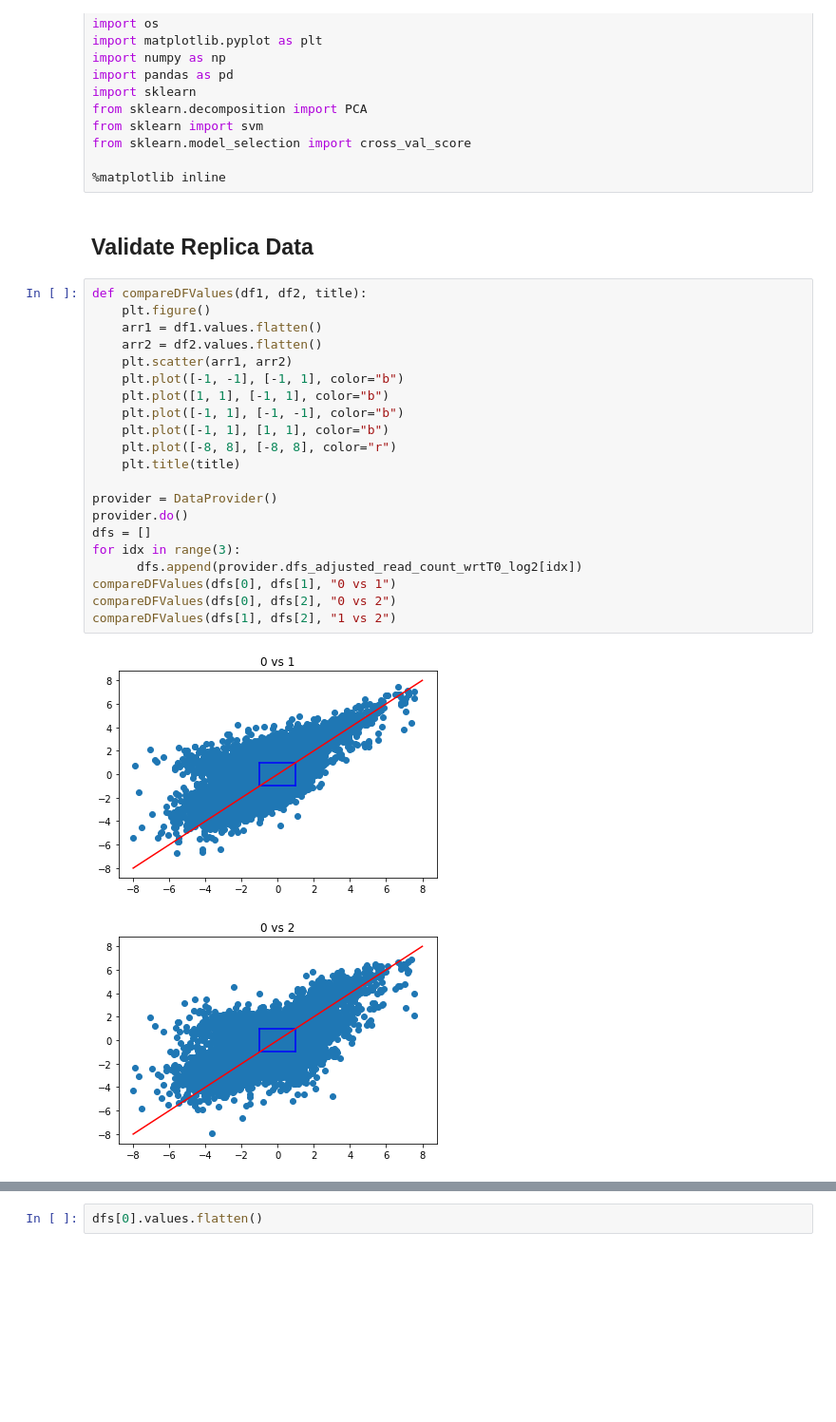
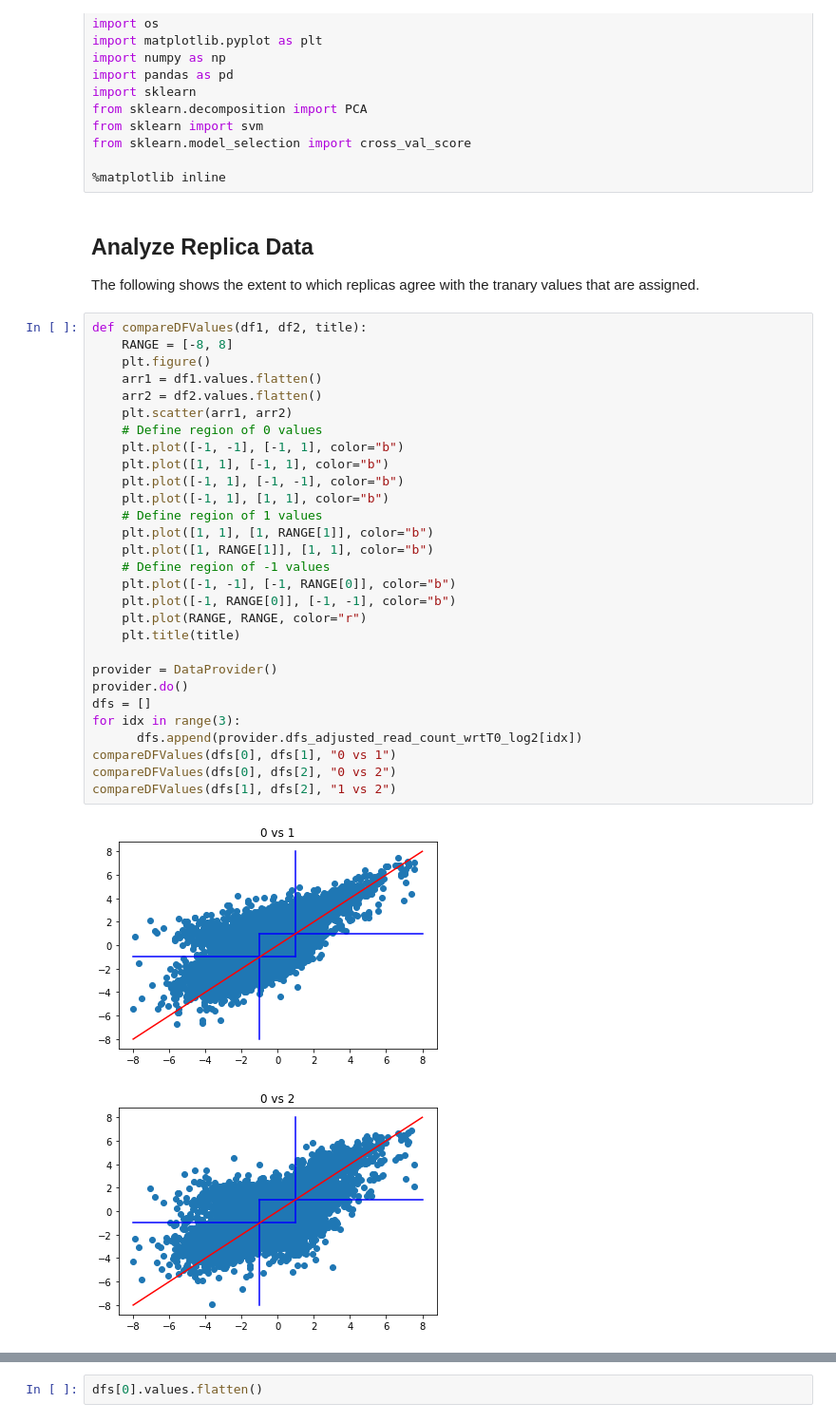
Before and after one commit to uwescience/xstate, a Jupyter notebook: notebooks/SVM Classification Using Individual Replicas.ipynb, the cells around one changed output, grey strips where cells are left out. Shown at 95% size. Cells and saved outputs as stored; diff of their text form; blank space fills up the shorter version.

```diff
--- a/notebooks/SVM Classification Using Individual Replicas.ipynb
+++ b/notebooks/SVM Classification Using Individual Replicas.ipynb
@@ -23,29 +23,38 @@ from sklearn import svm
 from sklearn.model_selection import cross_val_score
 
 %matplotlib inline
-# %% [markdown]
-## Validate Replica Data
+# %% [markdown]
+## Analyze Replica Data
+The following shows the extent to which replicas agree with the tranary values that are assigned.
 # %%
 def compareDFValues(df1, df2, title):
+    RANGE = [-8, 8]
     plt.figure()
     arr1 = df1.values.flatten()
     arr2 = df2.values.flatten()
     plt.scatter(arr1, arr2)
+    # Define region of 0 values
     plt.plot([-1, -1], [-1, 1], color="b")
     plt.plot([1, 1], [-1, 1], color="b")
     plt.plot([-1, 1], [-1, -1], color="b")
     plt.plot([-1, 1], [1, 1], color="b")
-    plt.plot([-8, 8], [-8, 8], color="r")
+    # Define region of 1 values
+    plt.plot([1, 1], [1, RANGE[1]], color="b")
+    plt.plot([1, RANGE[1]], [1, 1], color="b")
+    # Define region of -1 values
+    plt.plot([-1, -1], [-1, RANGE[0]], color="b")
+    plt.plot([-1, RANGE[0]], [-1, -1], color="b")
+    plt.plot(RANGE, RANGE, color="r")
     plt.title(title)
 
 provider = DataProvider()
 provider.do()
 dfs = []
 for idx in range(3):
       dfs.append(provider.dfs_adjusted_read_count_wrtT0_log2[idx])
 compareDFValues(dfs[0], dfs[1], "0 vs 1")
 compareDFValues(dfs[0], dfs[2], "0 vs 2")
 compareDFValues(dfs[1], dfs[2], "1 vs 2")
 # %% [output]
-[figure, old version]
+[figure, new version]
-[figure, old version]
+[figure, new version]
```
Also changed, not shown: parts of 4 cells of this notebook, 3 other files.
